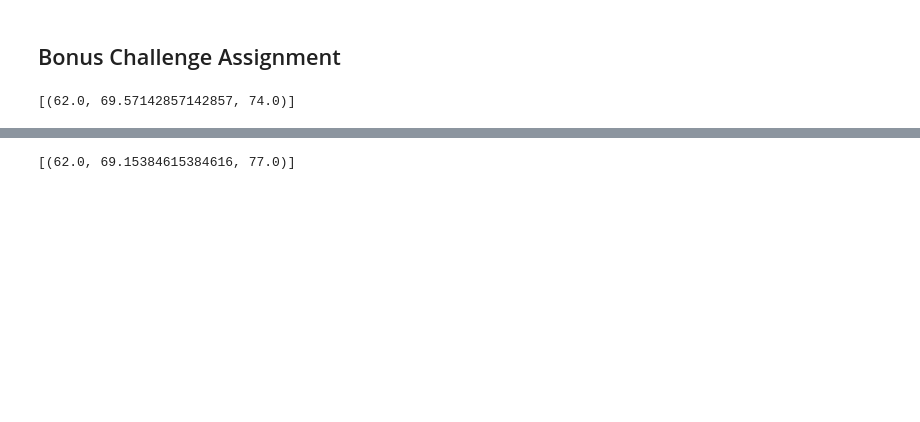
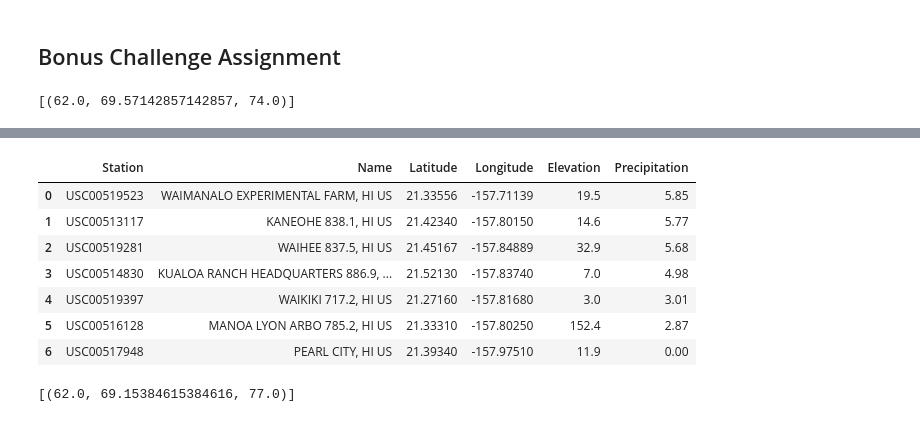
Before and after one commit to jdkwak1994/sqlalchemy-challenge, a Jupyter notebook: climate_starter.ipynb, the cells around one changed output, grey strips where cells are left out. Saved outputs shown, nothing was run; the diff lists cells and outputs as text; code cells hidden in the pictures; blank space fills up the shorter version.

```diff
--- a/climate_starter.ipynb
+++ b/climate_starter.ipynb
@@ -227,6 +220,21 @@ print(calc_temps('2012-02-28', '2012-03-05'))
 # %%
 # Calculate the total amount of rainfall per weather station for your trip dates using the previous year's matching dates.
 # Sort this in descending order by precipitation amount and list the station, name, latitude, longitude, and elevation
+sel = [Station.station, Station.name, Station.latitude, Station.longitude, Station.elevation, func.sum(Measurement.prcp)]
+trip_prcp = session.query(*sel).filter(Station.station == Measurement.station).filter(Measurement.date >= startdate).\
+    filter(Measurement.date <= enddate).group_by(Station.station).order_by(func.sum(Measurement.prcp).desc()).all()
+trip_prcp_df = pd.DataFrame(trip_prcp, columns=["Station", "Name", "Latitude", "Longitude", "Elevation", "Precipitation"])
+trip_prcp_df
+#thats a lot of rain... bad dates that i picked for vacation...
+# %% [output]
+|  | Station | Name | Latitude | Longitude | Elevation | Precipitation |
+| 0 | USC00519523 | WAIMANALO EXPERIMENTAL FARM, HI US | 21.33556 | -157.71139 | 19.5 | 5.85 |
+| 1 | USC00513117 | KANEOHE 838.1, HI US | 21.42340 | -157.80150 | 14.6 | 5.77 |
+| 2 | USC00519281 | WAIHEE 837.5, HI US | 21.45167 | -157.84889 | 32.9 | 5.68 |
+| 3 | USC00514830 | KUALOA RANCH HEADQUARTERS 886.9, ... | 21.52130 | -157.83740 | 7.0 | 4.98 |
+| 4 | USC00519397 | WAIKIKI 717.2, HI US | 21.27160 | -157.81680 | 3.0 | 3.01 |
+| 5 | USC00516128 | MANOA LYON ARBO 785.2, HI US | 21.33310 | -157.80250 | 152.4 | 2.87 |
+| 6 | USC00517948 | PEARL CITY, HI US | 21.39340 | -157.97510 | 11.9 | 0.00 |
 # %%
 # Create a query that will calculate the daily normals
 # (i.e. the averages for tmin, tmax, and tavg for all historic data matching a specific month and day)
```
Also changed, not shown: parts of 8 cells of this notebook.
